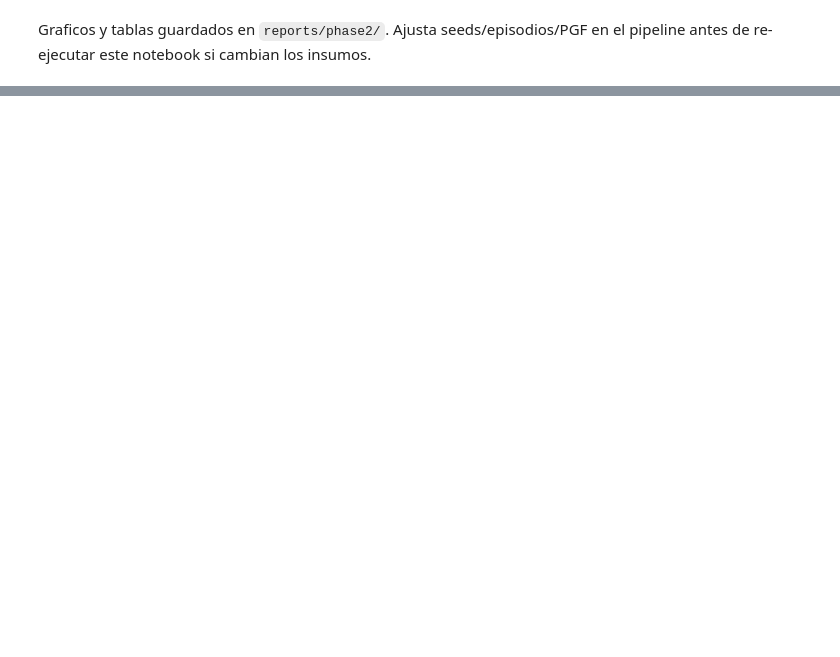
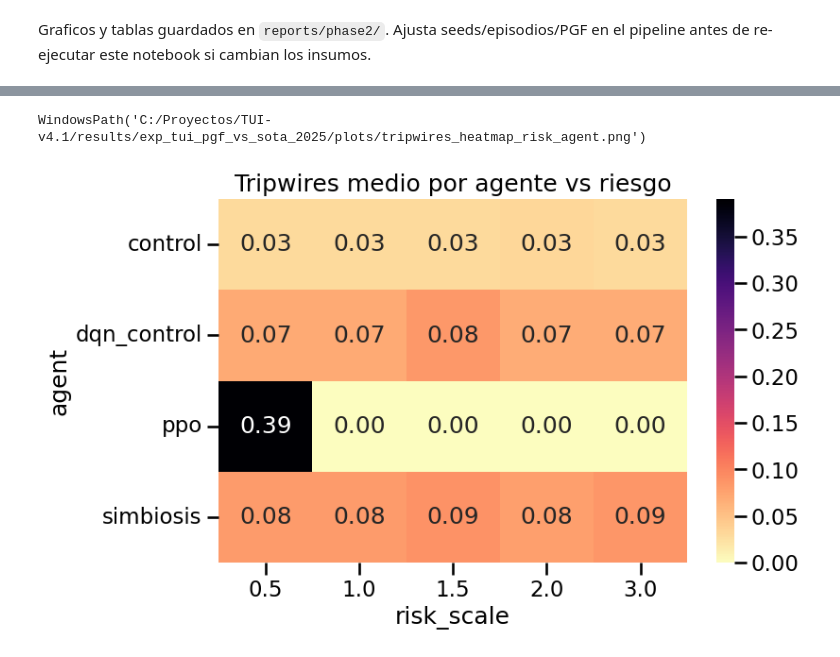
Before and after one commit to jmrgpr/TUI-v4.1, a Jupyter notebook: results/exp_tui_pgf_vs_sota_2025/analysis_phase2.ipynb, the cells around one changed output, grey strips where cells are left out. Drawn from its saved outputs; the diff is of its cells as text; code cells hidden in the pictures; blank space fills up the shorter version.

```diff
--- a/results/exp_tui_pgf_vs_sota_2025/analysis_phase2.ipynb
+++ b/results/exp_tui_pgf_vs_sota_2025/analysis_phase2.ipynb
@@ -131,0 +134,10 @@ Graficos y tablas guardados en `reports/phase2/`. Ajusta seeds/episodios/PGF en
+# %%
+# Heatmap PGF_neto medio por agente y riesgo
+plt.figure(figsize=(8, 5))
+tmp = df.dropna(subset=["risk_scale"])
+pgf_pivot = tmp.pivot_table(values="pgf_neto", index="agent", columns="risk_scale", aggfunc="mean")
+sns.heatmap(pgf_pivot, annot=True, fmt=".2f", cmap="coolwarm", center=0)
+plt.title("PGF_neto medio por agente vs riesgo")
+pgf_heatmap_path = REPORTS_DIR / "pgf_heatmap_risk_agent.png"
+plt.savefig(pgf_heatmap_path, dpi=200, bbox_inches="tight")
+pgf_heatmap_path
@@ -131,0 +147,12 @@ Graficos y tablas guardados en `reports/phase2/`. Ajusta seeds/episodios/PGF en
+# %%
+# Heatmap tripwires medio por agente y riesgo
+plt.figure(figsize=(8, 5))
+trip_pivot = tmp.pivot_table(values="tripwires", index="agent", columns="risk_scale", aggfunc="mean")
+sns.heatmap(trip_pivot, annot=True, fmt=".2f", cmap="magma_r")
+plt.title("Tripwires medio por agente vs riesgo")
+trip_heatmap_path = REPORTS_DIR / "tripwires_heatmap_risk_agent.png"
+plt.savefig(trip_heatmap_path, dpi=200, bbox_inches="tight")
+trip_heatmap_path
+# %% [output]
+WindowsPath('C:/Proyectos/TUI-v4.1/results/exp_tui_pgf_vs_sota_2025/plots/tripwires_heatmap_risk_agent.png')
+[figure, added]
```
Also changed, not shown: parts of 8 cells of this notebook, 10 other files.
